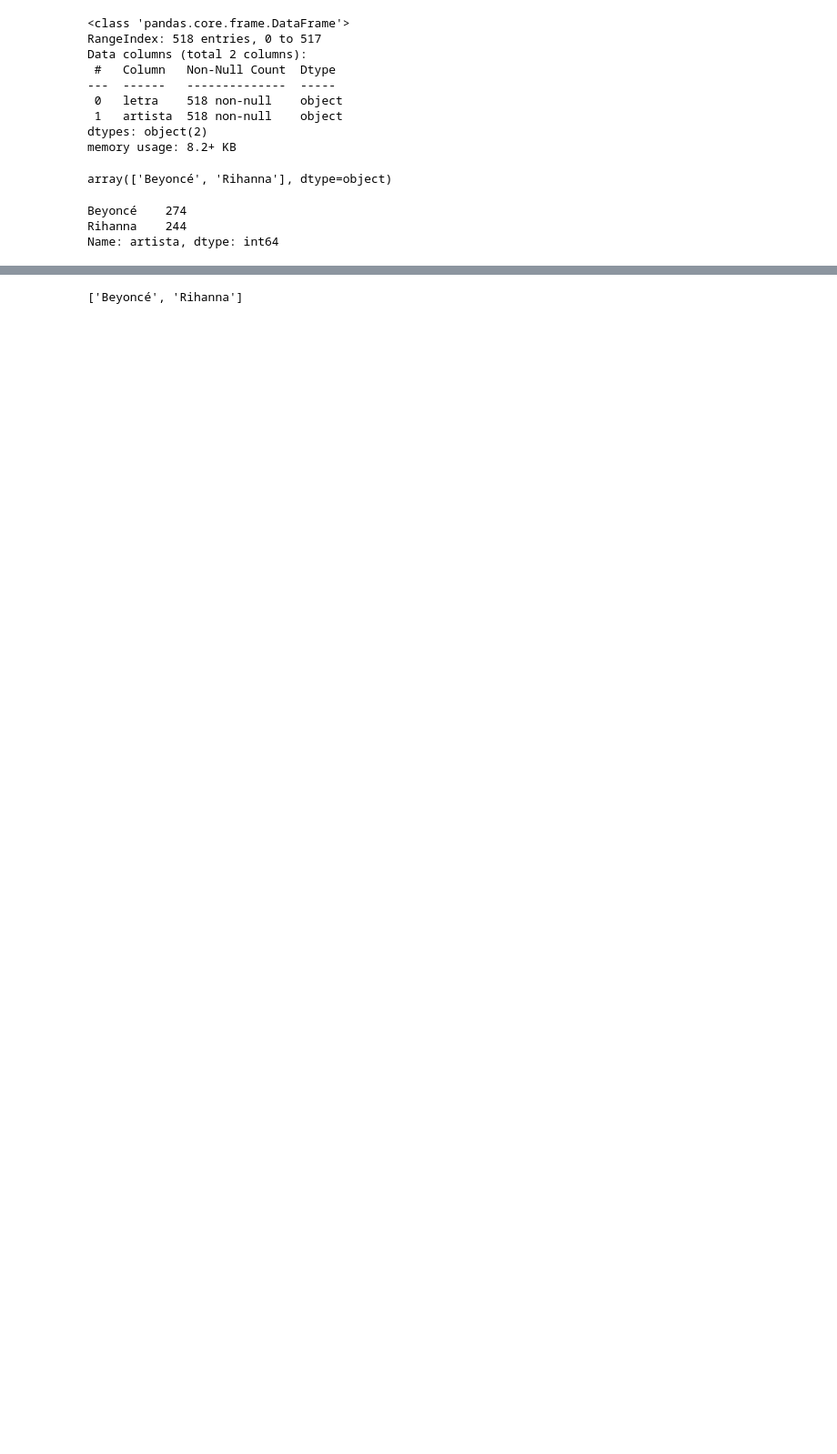
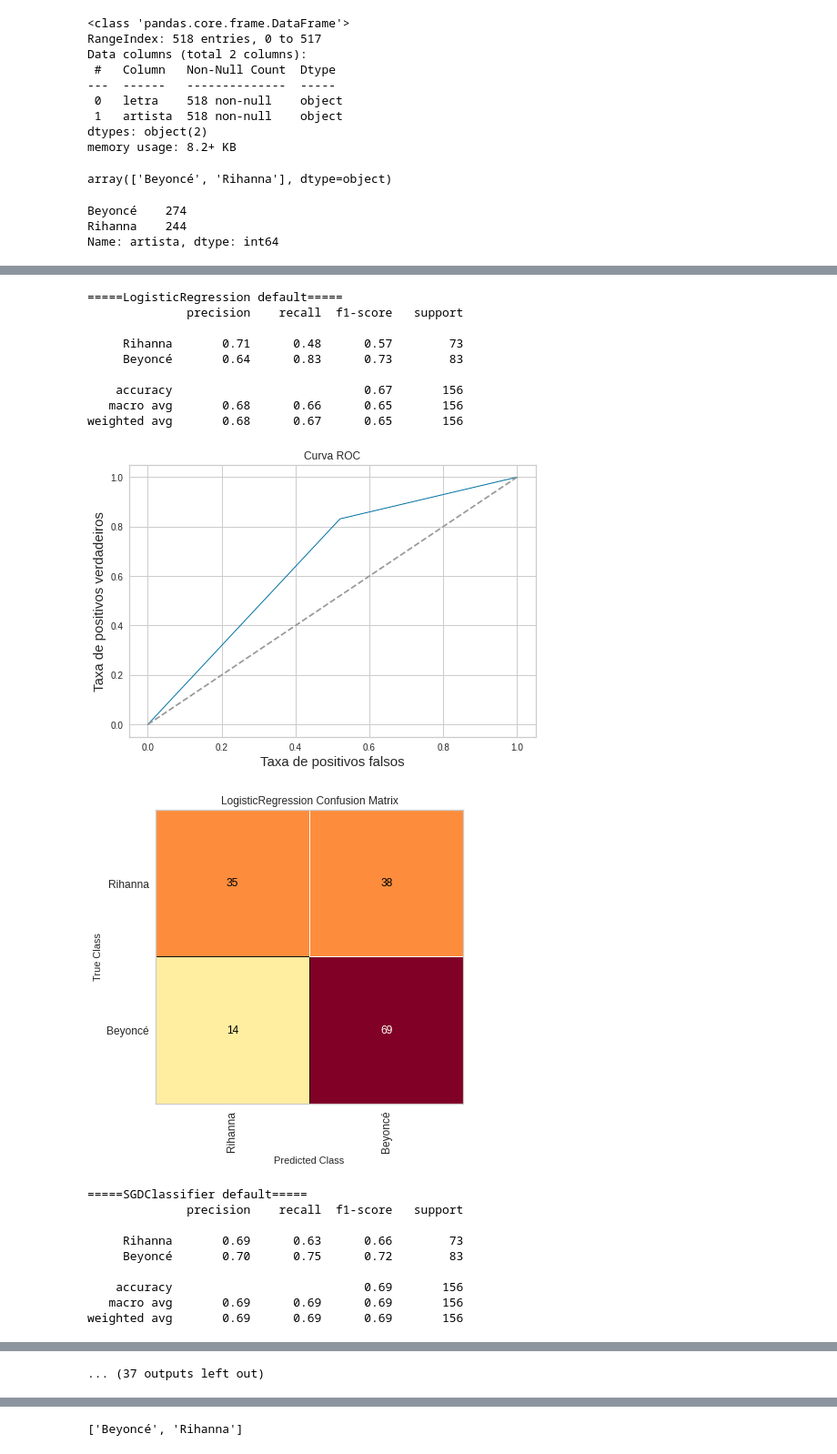
Before and after one commit to MauricioEloy/desafio-smarkio, a Jupyter notebook: project.ipynb, the cells around one changed output, grey strips where cells are left out. Shown at 91% size. Cells and saved outputs as stored; diff of their text form; code cells hidden in the pictures; blank space fills up the shorter version.

```diff
--- a/project.ipynb
+++ b/project.ipynb
@@ -532,0 +399,31 @@ Name: artista, dtype: int64
+# %%
+X_tfidfv = vetorizador_transform(df_nlp.letra,TfidfVectorizer, 4000, 0.85)
+
+X_train, X_test, y_train, y_test = model_selection.train_test_split(X_tfidfv,
+                                                                    y,
+                                                                    test_size = 0.3,
+                                                                    stratify=y,
+                                                                    random_state = 123)
+# %%
+comparar_modelos(models, X_tfidfv, X_train,X_test, y, y_train, y_test, scores)
+# %% [output]
+=====LogisticRegression default=====
+              precision    recall  f1-score   support
+
+     Rihanna       0.71      0.48      0.57        73
+     Beyoncé       0.64      0.83      0.73        83
+
+    accuracy                           0.67       156
+   macro avg       0.68      0.66      0.65       156
+weighted avg       0.68      0.67      0.65       156
+[figure, added]
+[figure, added]
+=====SGDClassifier default=====
+              precision    recall  f1-score   support
+
+     Rihanna       0.69      0.63      0.66        73
+     Beyoncé       0.70      0.75      0.72        83
+
+    accuracy                           0.69       156
+   macro avg       0.69      0.69      0.69       156
+weighted avg       0.69      0.69      0.69       156
@@ -532,0 +454 @@ Name: artista, dtype: int64
+... (37 outputs left out)
```
Also changed, not shown: parts of 83 cells of this notebook, 1 other file.
